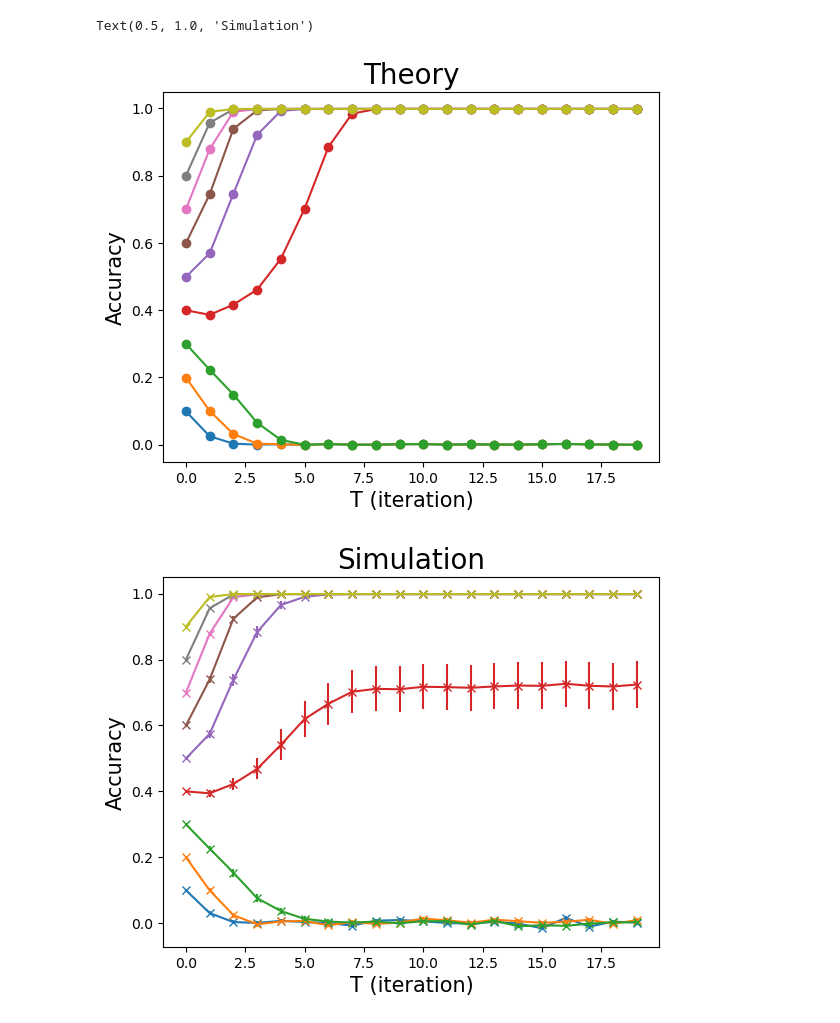
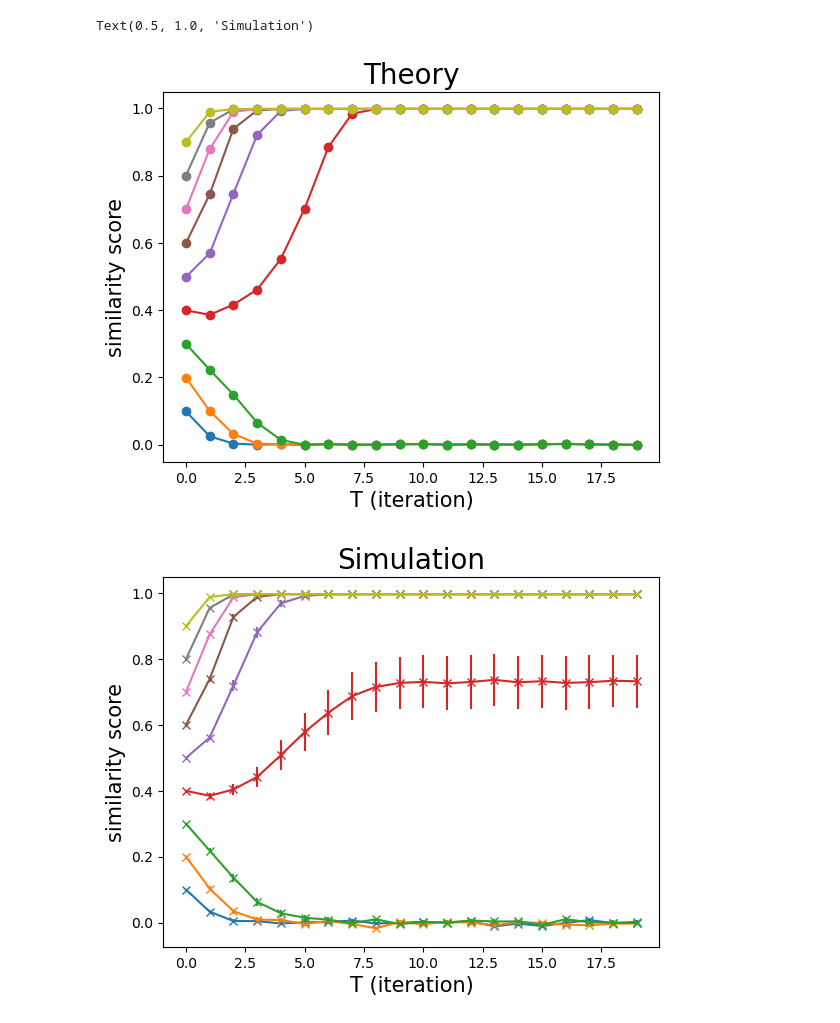
Before and after one commit to sumikawa-yuto-lang/attention_hopfield_vs_transformer, a Jupyter notebook: appendix/Hopfield.ipynb, the cells around one changed output. Cells and saved outputs as stored; diff of their text form; code cells hidden in the pictures.

```diff
--- a/appendix/Hopfield.ipynb
+++ b/appendix/Hopfield.ipynb
@@ -91,17 +91,17 @@ for m0 in m0_list:
     ax.plot([n for n in range(int(T))], m_array.mean(axis=0), marker = 'o')
 
 ax.set_xlabel('T (iteration)',fontsize=15)
-ax.set_ylabel('Accuracy',fontsize=15)
+ax.set_ylabel('similarity score',fontsize=15)
 ax.set_title('Theory',fontsize=20)
 
 
 #### 実験
 fig, ax = plt.subplots()
 
-N = 800
+N = 1000
 M = int(alpha*N**2)
 
-Nsamp =40
+Nsamp =30
 
 cmap = plt.get_cmap('tab10')
 #colors = cmap(np.linspace(0, 1, len(x)))
@@ -116,33 +116,33 @@ for m0 in m0_list:
         xi = np.sign(rng.standard_normal((M,N)))
         #xi[0,:] = np.ones((N,))
 
         m_exp_list = [m0]
         s = np.ones((N))
         for i in range(N):
             if rng.random() > (1+m0)/2:
                 s[i] *= (-1)
         s = s * xi[0,:]
         h= np.zeros((N,))
         for t in range(1,T):
             overlap = (np.outer(xi@s,np.ones((N,))) -xi*s)/N
             a = xi*s
             for i in range(N):
                 h[i] = xi[:,i]@(overlap[:,i]**2-np.ones(M,)/N) / 2
             s = np.sign(h)
             m = s * xi[0,:]
             m_exp_list.append(m.mean())
 
         m_exp_list_list.append(m_exp_list)
 
     m_exp_array = np.array(m_exp_list_list)
     np.save('m_exp_array.npy', m_exp_array)
     ax.errorbar([n for n in range(int(T))], np.mean(m_exp_array,axis=0),m_exp_array.std(axis=0)/np.sqrt(Nsamp),marker = 'x')
 
 
 ax.set_xlabel('T (iteration)',fontsize=15)
-ax.set_ylabel('Accuracy',fontsize=15)
+ax.set_ylabel('similarity score',fontsize=15)
 ax.set_title('Simulation',fontsize=20)
 # %% [output]
 Text(0.5, 1.0, 'Simulation')
-[figure, old version]
+[figure, new version]
-[figure, old version]
+[figure, new version]
```
